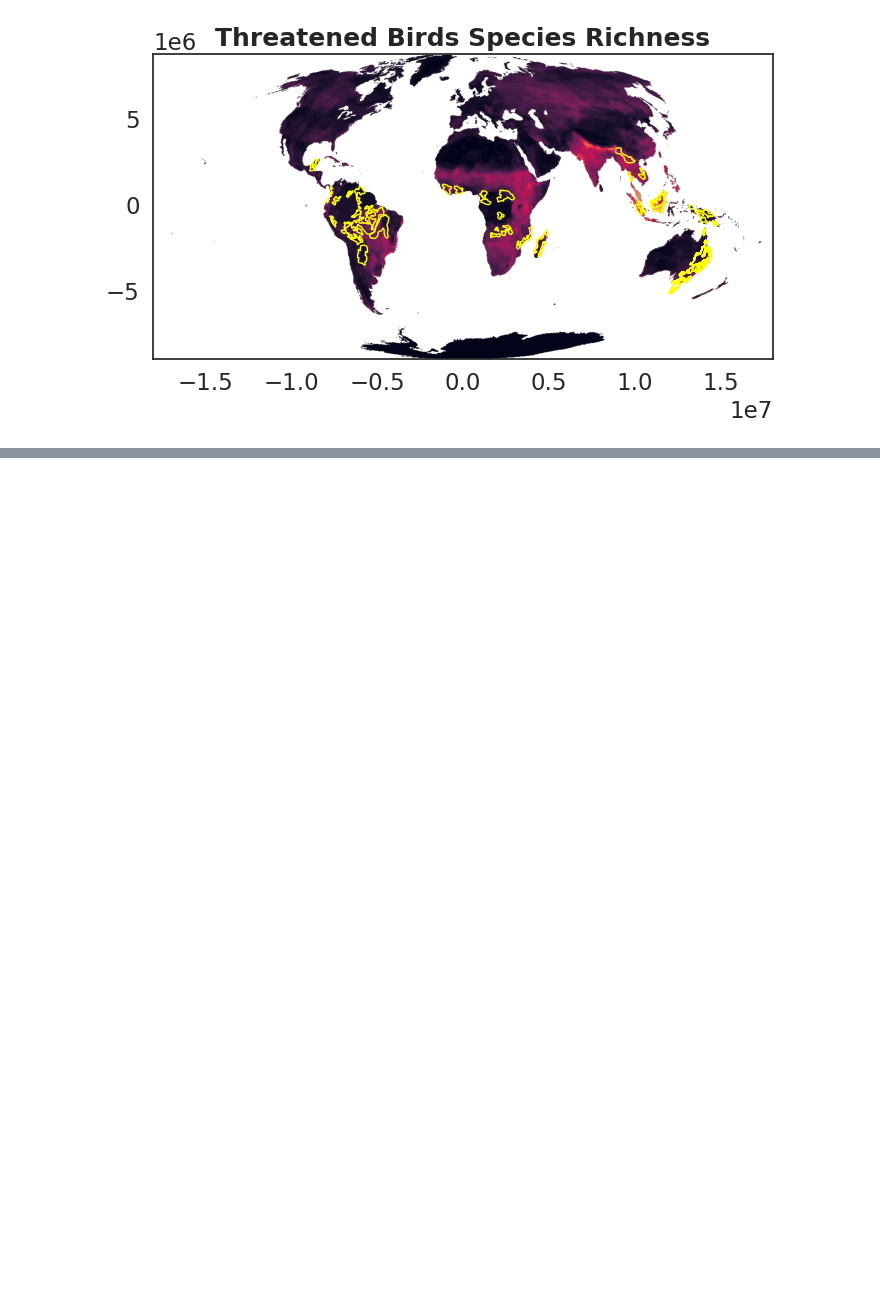
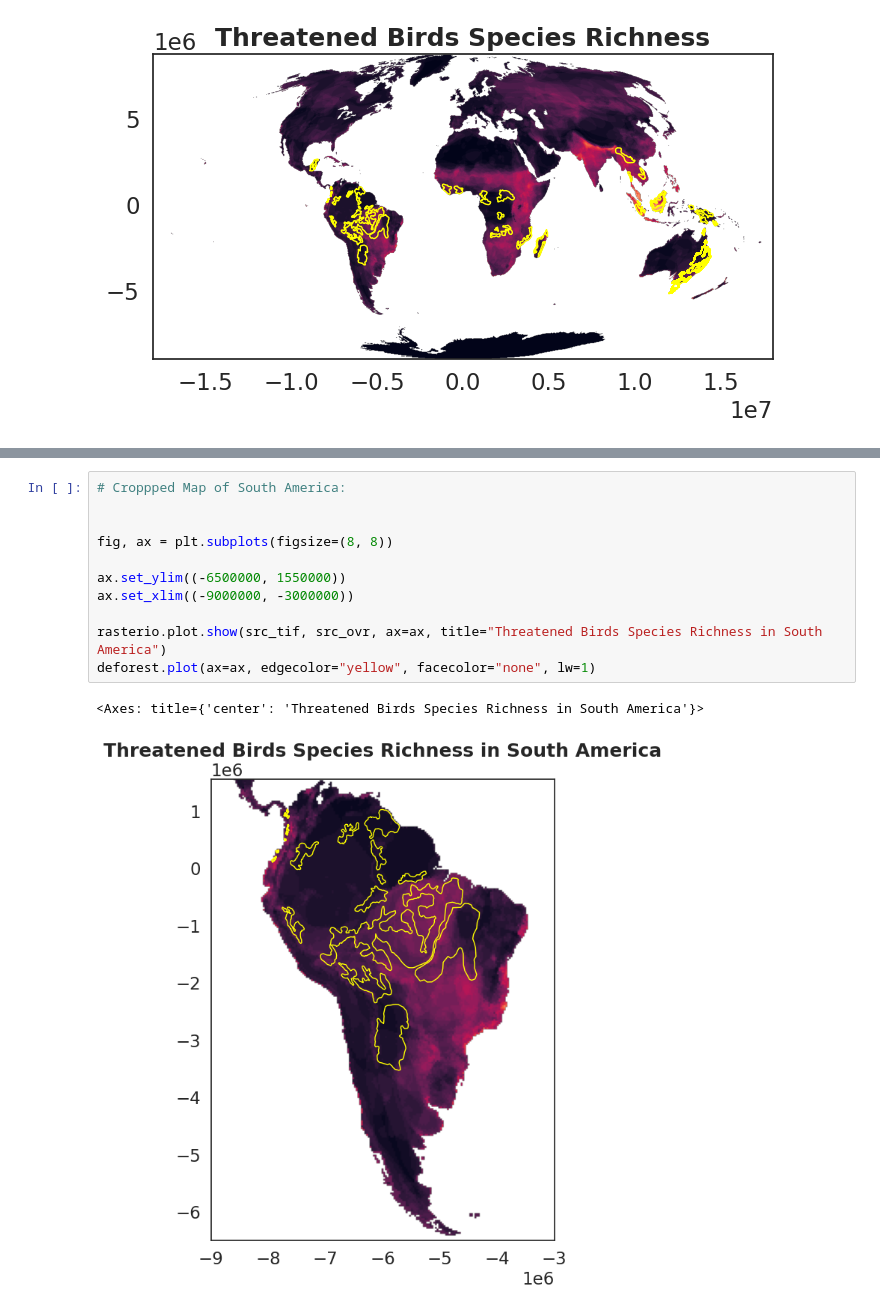
Before and after one commit to alexcohenn23/bio108tutorial, a Jupyter notebook: Week_7_HW.ipynb, the cells around one changed output, grey strips where cells are left out. Drawn from its saved outputs; the diff is of its cells as text; blank space fills up the shorter version.

```diff
--- a/Week_7_HW.ipynb
+++ b/Week_7_HW.ipynb
@@ -177,0 +217,14 @@ deforest.plot(ax=ax, edgecolor="yellow", facecolor="none", lw=1)
+# %%
+# Croppped Map of South America:
+
+
+fig, ax = plt.subplots(figsize=(8, 8))
+
+ax.set_ylim((-6500000, 1550000))
+ax.set_xlim((-9000000, -3000000))
+
+rasterio.plot.show(src_tif, src_ovr, ax=ax, title="Threatened Birds Species Richness in South America")
+deforest.plot(ax=ax, edgecolor="yellow", facecolor="none", lw=1)
+# %% [output]
+<Axes: title={'center': 'Threatened Birds Species Richness in South America'}>
+[figure, added]
```
Also changed, not shown: parts of 24 cells of this notebook.
